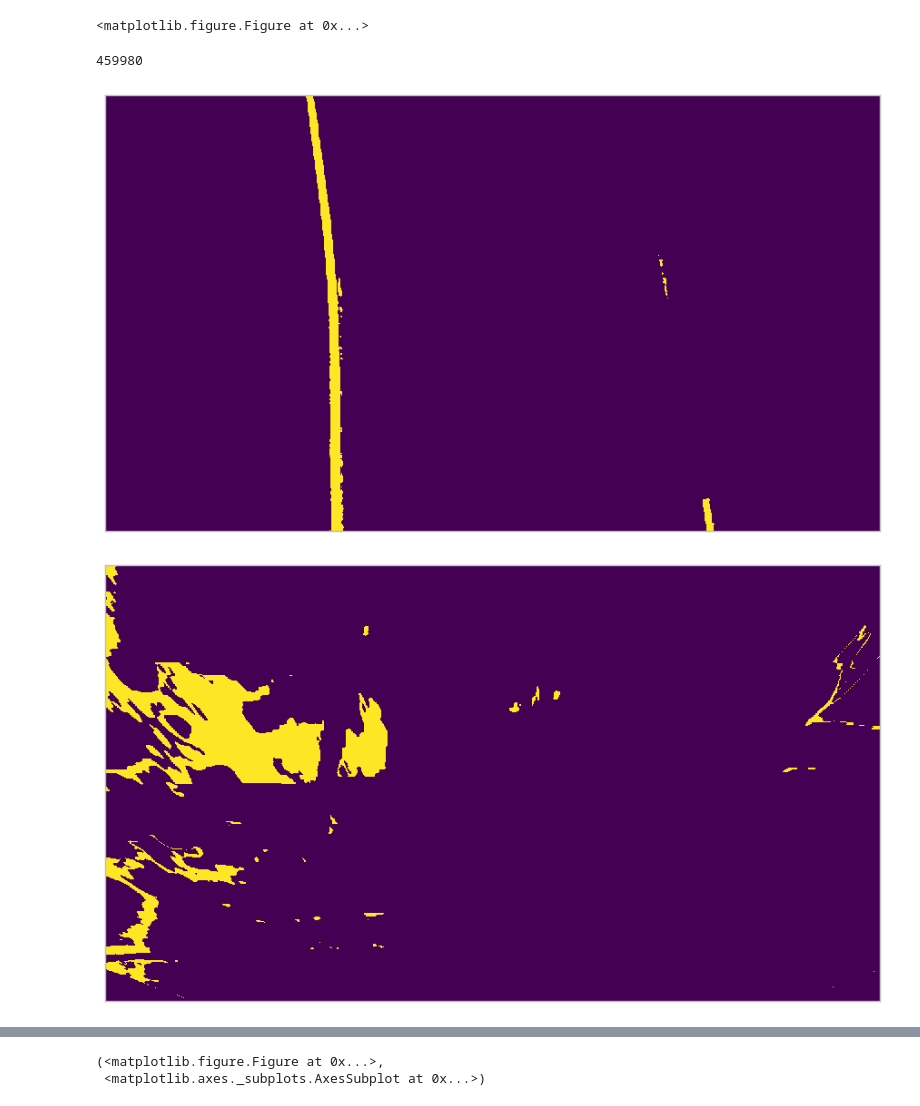
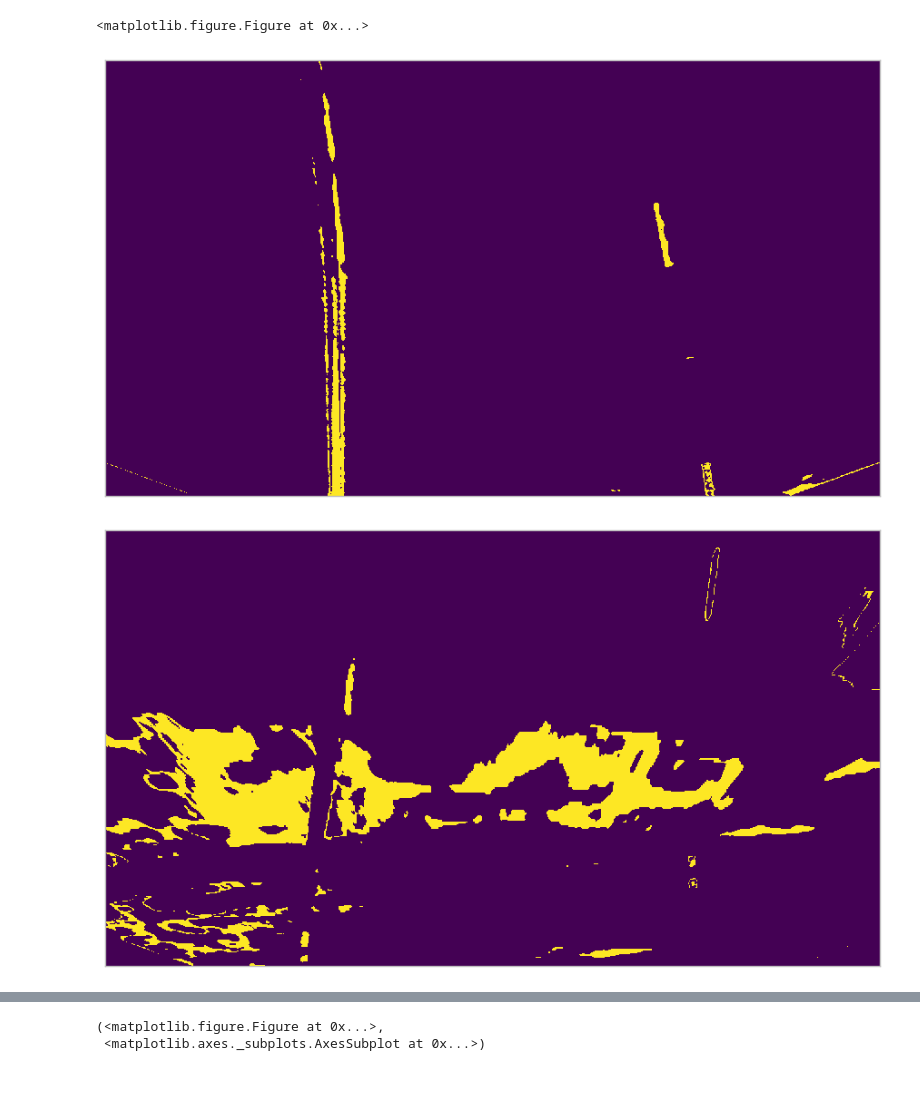
Before and after one commit to tsbertalan/laneLines, a Jupyter notebook: Thresholds Experiments.ipynb, the cells around one changed output, grey strips where cells are left out. Drawn from its saved outputs; the diff is of its cells as text; code cells hidden in the pictures.

```diff
--- a/Thresholds Experiments.ipynb
+++ b/Thresholds Experiments.ipynb
@@ -100,6 +100,13 @@ def uint8scale(vec, lo=0):
     vec *= (255 - lo)
     vec += lo
     return vec.astype('uint8')
+
+dilate = lambda image, ksize=5, iterations=1: cv2.dilate(image.astype('uint8'), circleKernel(ksize), iterations=iterations)
+erode  = lambda image, ksize=5, iterations=1: cv2.erode( image.astype('uint8'), circleKernel(ksize), iterations=iterations)
+opening= lambda image, ksize=5, iterations=1: cv2.morphologyEx(
+    image.astype('uint8'), cv2.MORPH_OPEN, np.ones((ksize,ksize)), iterations=iterations
+)
+blur = lambda image, ksize=5: cv2.GaussianBlur(image, (ksize, ksize), 0)
 # %%
 %%time
 import utils
@@ -180,7 +187,6 @@ def plot(fig, axes, frame):
     # to exclude edges due to shadow.
     shadowMask = cv2.erode((gray > 16).astype('uint8'), circleKernel(10), iterations=15)
 
-    dilate = lambda image, ksize=5, iterations=1: cv2.dilate(image, circleKernel(ksize), iterations=iterations)
 #     grayFeatures = morphologicalSmoothing(shadowMask & fxd(gray))
 #     bfeatures = fxd(b_channel)
 
@@ -311,21 +315,19 @@ channel = np.random.uniform(size=(720, 1280))
-# %%
-(channel > .5).sum()
-# %% [output]
-459980
 # %%
 easyFrame = allFrames['project'][68]
-hardFrame = allFrames['project'][1037]
-def get_s(frame):
+hardFrame = allFrames['project'][1041]
+def get_s(frame, eq=True):
     img = perspective(undistort(frame))
     img = cv2.GaussianBlur(img, (5, 5), 0)
-    eq = equalizeHist(img)
+    if eq:
+        img = equalizeHist(img)
 
     hls = cv2.cvtColor(img, cv2.COLOR_RGB2HLS)
     return hls[:, :, 2]
+method = 'HL[S](eq)'
 #utils.show(hardFrame);
-utils.show(get_s(easyFrame) > 150);
+utils.show(get_s(easyFrame) > 250);
 utils.show(get_s(hardFrame) > 254);
 # %% [output]
-[figure, old version]
+[figure, new version]
-[figure, old version]
+[figure, new version]
 # %%
```
Also changed, not shown: parts of 15 cells of this notebook.
